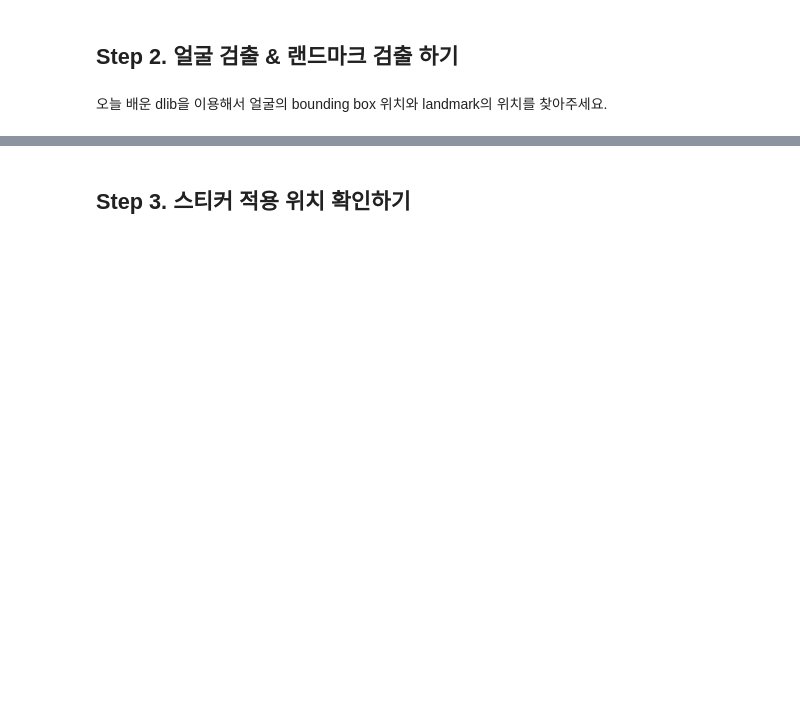
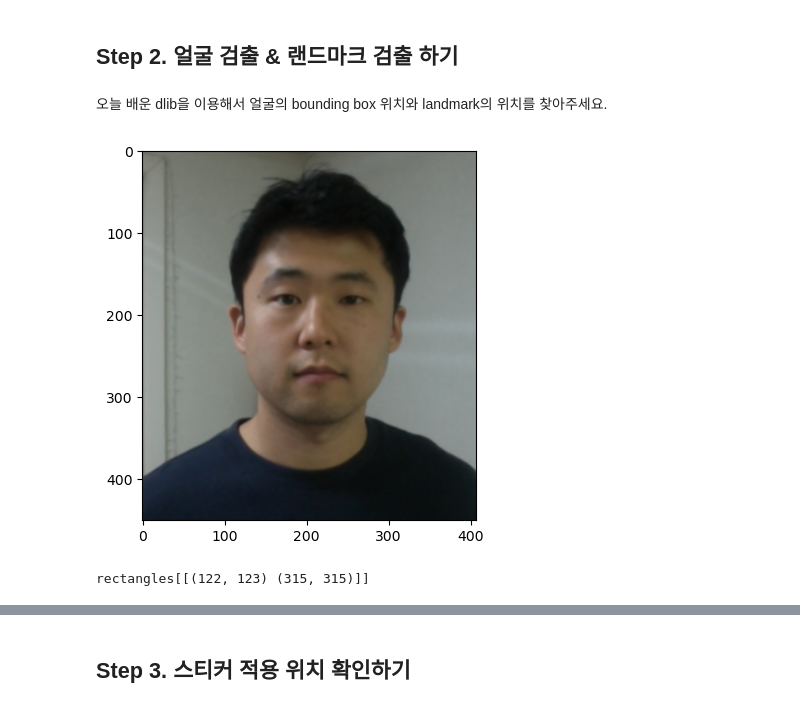
Before and after one commit to seuyon0101/aiffel, a Jupyter notebook: [E-07] 카메라 스티커앱 만들기 첫걸음.ipynb, the cells around one changed output, grey strips where cells are left out. Cells and saved outputs as stored; diff of their text form; code cells hidden in the pictures; blank space fills up the shorter version.

```diff
--- a/[E-07] 카메라 스티커앱 만들기 첫걸음.ipynb
+++ b/[E-07] 카메라 스티커앱 만들기 첫걸음.ipynb
@@ -9,6 +9,6 @@ import matplotlib.pyplot as plt
 import numpy as np
 import dlib
 # %%
-my_image_path = '../data/camera_sticker/image.png'
+my_image_path = '../data/camera_sticker/'
 # %% [markdown]
 ## Step 1. 스티커 구하기 or 만들기
@@ -16,3 +21,19 @@ my_image_path = '../data/camera_sticker/image.png'
 ## Step 2. 얼굴 검출 & 랜드마크 검출 하기
 # %% [markdown]
 오늘 배운 dlib을 이용해서 얼굴의 bounding box 위치와 landmark의 위치를 찾아주세요.
+# %%
+#사진 준비
+faceimg = my_image_path +'/me2.png'
+face = cv.imread(faceimg,-1).copy()
+plt.imshow(cv.cvtColor(face, cv.COLOR_BGR2RGB))
+plt.show()
+# %% [output]
+[figure, added]
+# %%
+#얼굴 검출 face detection using HOG(Histogram of Oriented Gradients)
+detector_hog = dlib.get_frontal_face_detector() # 기본 얼굴 감지기 반환
+face_rgb = cv.cvtColor(face, cv.COLOR_BGR2RGB)
+dlib_rects = detector_hog(face_rgb,2) #upsampling
+print(dlib_rects)
+# %% [output]
+rectangles[[(122, 123) (315, 315)]]
```
Also changed, not shown: parts of 42 cells of this notebook.
